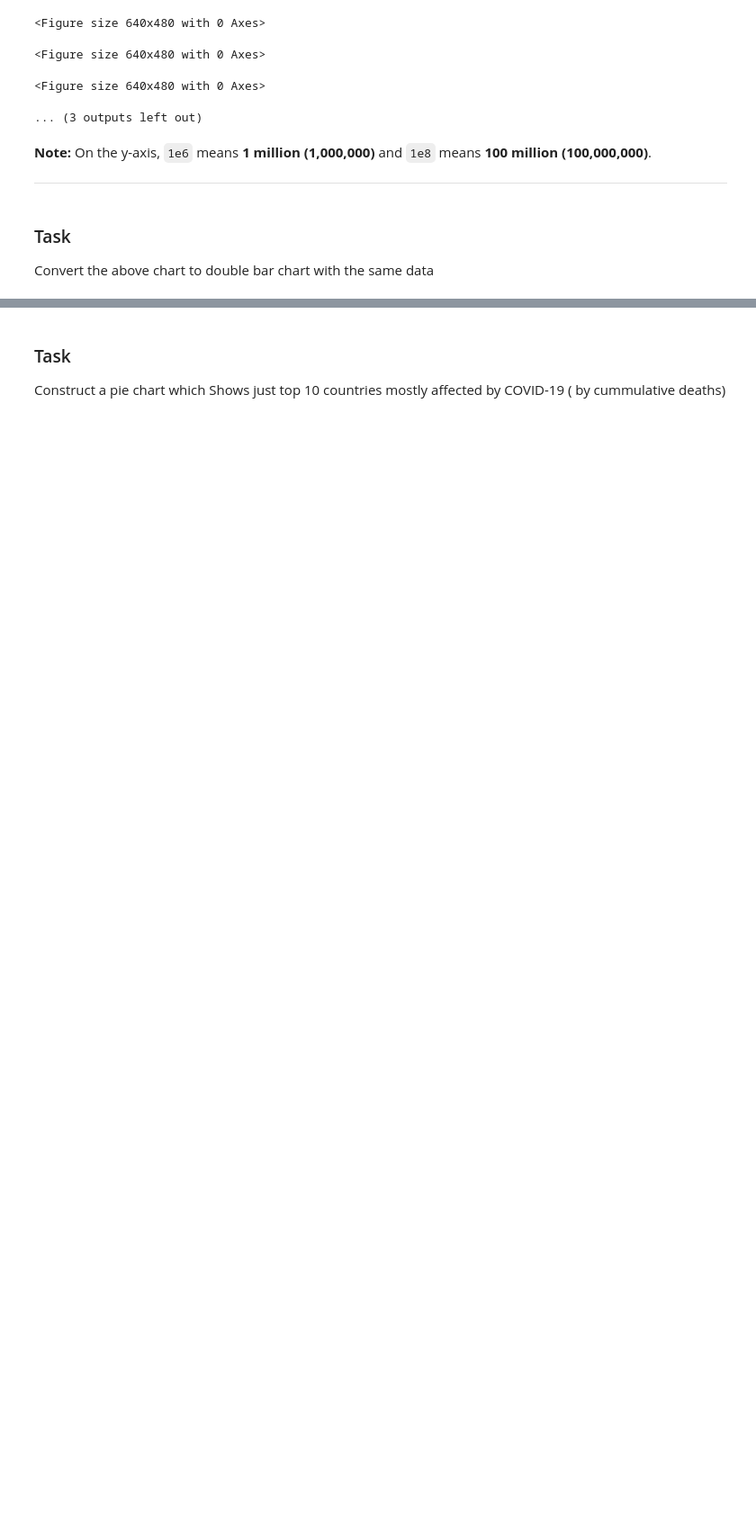
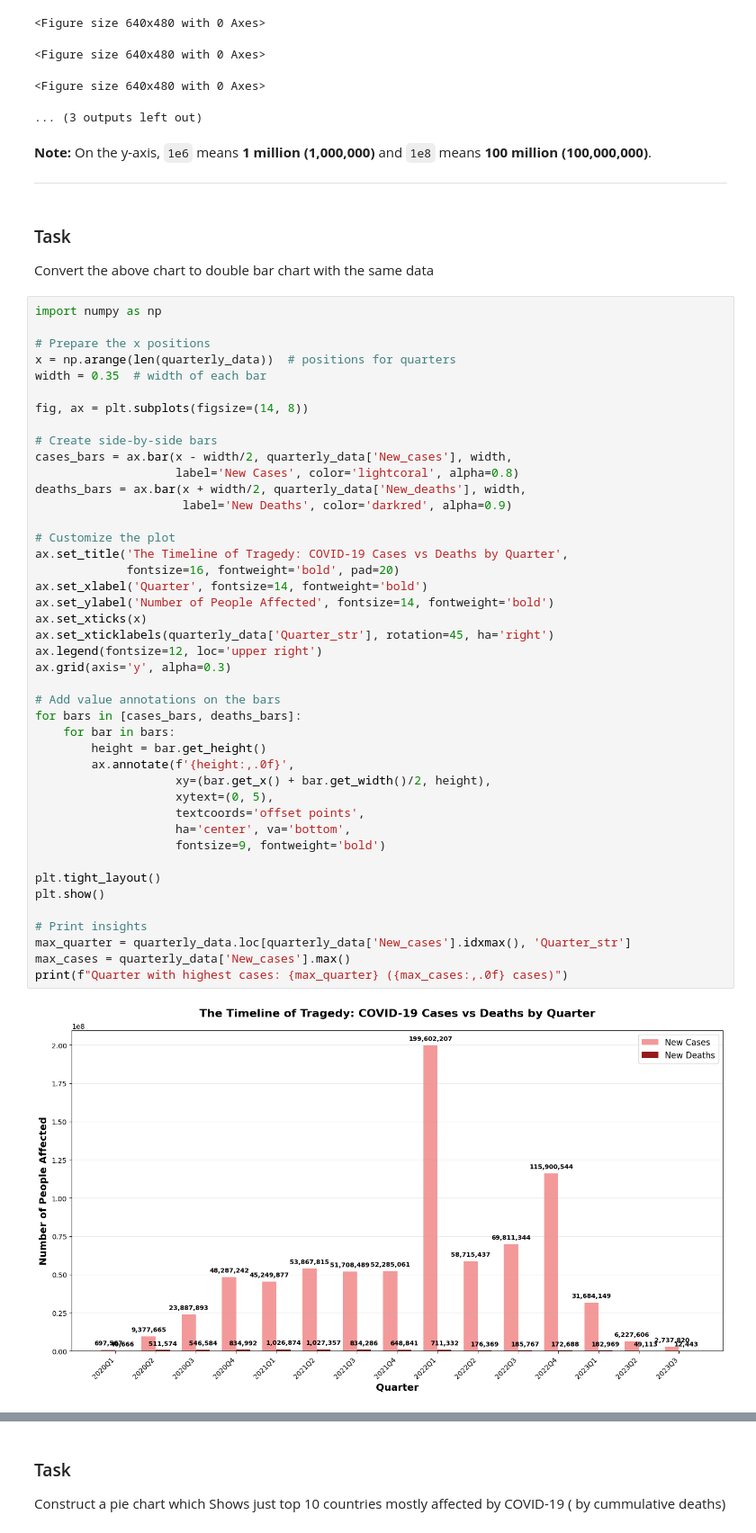
Before and after one commit to sapcode2028/Titanic-Survival-Prediction-Model, a Jupyter notebook: notebook_1_covid19_TS/Visualizing_Time_Series_Dataset_COVID_19_Data_V2.ipynb, the cells around one changed output, grey strips where cells are left out. Shown at 90% size. Saved outputs shown, nothing was run; the diff lists cells and outputs as text; blank space fills up the shorter version.

```diff
--- a/notebook_1_covid19_TS/Visualizing_Time_Series_Dataset_COVID_19_Data_V2.ipynb
+++ b/notebook_1_covid19_TS/Visualizing_Time_Series_Dataset_COVID_19_Data_V2.ipynb
@@ -310,3 +355,48 @@ for i, (cases, deaths) in enumerate(zip(quarterly_data['New_cases'], quarterly_d
 ### Task
 
 Convert the above chart to double bar chart with the same data
+# %%
+import numpy as np
+
+# Prepare the x positions
+x = np.arange(len(quarterly_data))  # positions for quarters
+width = 0.35  # width of each bar
+
+fig, ax = plt.subplots(figsize=(14, 8))
+
+# Create side-by-side bars
+cases_bars = ax.bar(x - width/2, quarterly_data['New_cases'], width,
+                    label='New Cases', color='lightcoral', alpha=0.8)
+deaths_bars = ax.bar(x + width/2, quarterly_data['New_deaths'], width,
+                     label='New Deaths', color='darkred', alpha=0.9)
+
+# Customize the plot
+ax.set_title('The Timeline of Tragedy: COVID-19 Cases vs Deaths by Quarter',
+             fontsize=16, fontweight='bold', pad=20)
+ax.set_xlabel('Quarter', fontsize=14, fontweight='bold')
+ax.set_ylabel('Number of People Affected', fontsize=14, fontweight='bold')
+ax.set_xticks(x)
+ax.set_xticklabels(quarterly_data['Quarter_str'], rotation=45, ha='right')
+ax.legend(fontsize=12, loc='upper right')
+ax.grid(axis='y', alpha=0.3)
+
+# Add value annotations on the bars
+for bars in [cases_bars, deaths_bars]:
+    for bar in bars:
+        height = bar.get_height()
+        ax.annotate(f'{height:,.0f}',
+                    xy=(bar.get_x() + bar.get_width()/2, height),
+                    xytext=(0, 5),
+                    textcoords='offset points',
+                    ha='center', va='bottom',
+                    fontsize=9, fontweight='bold')
+
+plt.tight_layout()
+plt.show()
+
+# Print insights
+max_quarter = quarterly_data.loc[quarterly_data['New_cases'].idxmax(), 'Quarter_str']
+max_cases = quarterly_data['New_cases'].max()
+print(f"Quarter with highest cases: {max_quarter} ({max_cases:,.0f} cases)")
+# %% [output]
+[figure, added]
```
Also changed, not shown: parts of 7 cells of this notebook.
